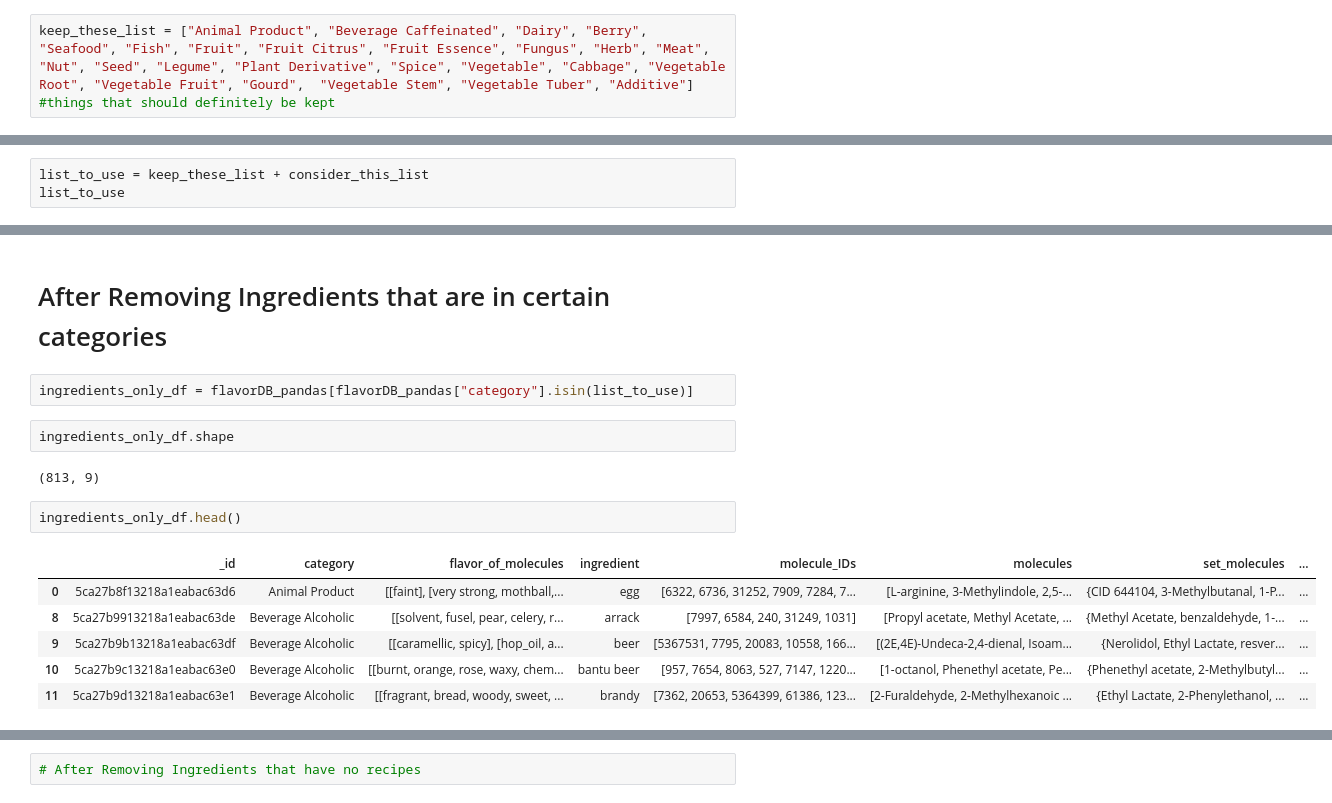
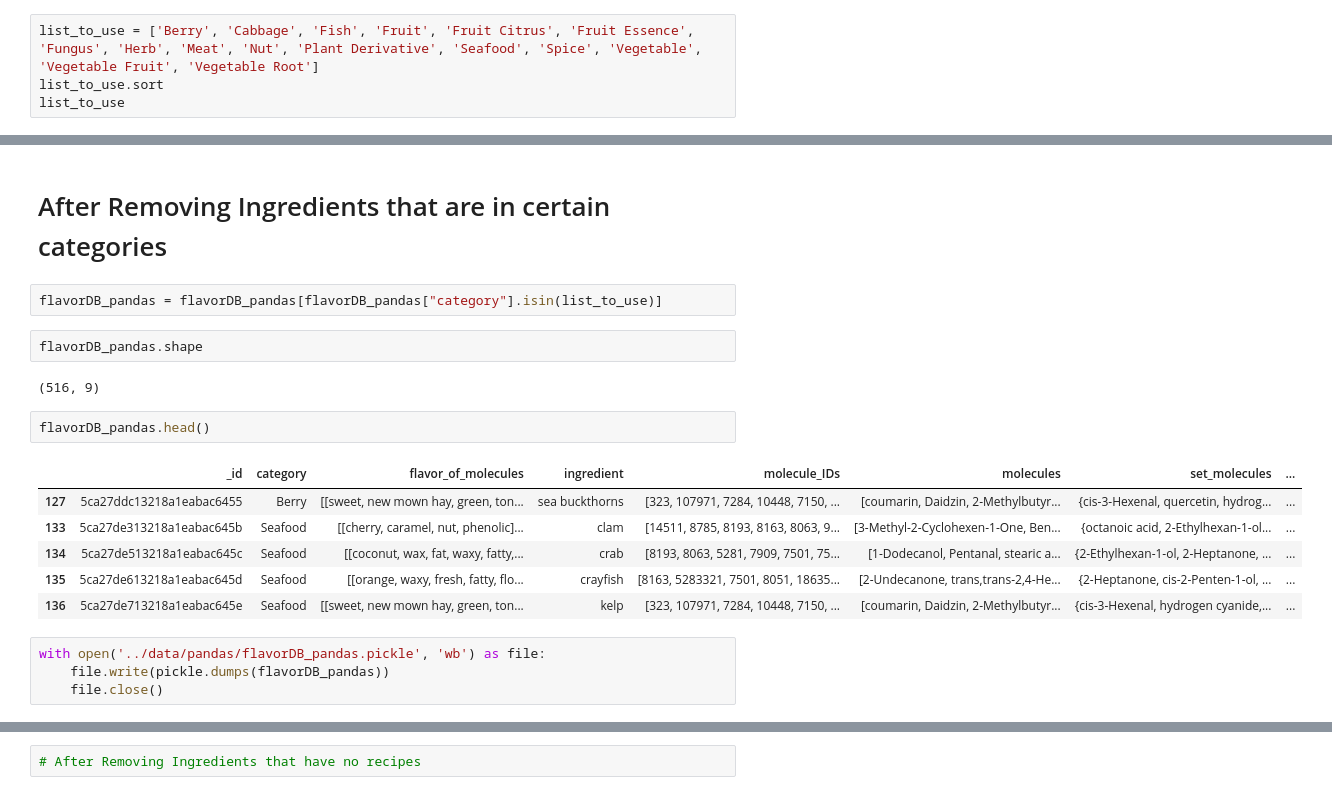
Before and after one commit to ryoiwata/capstone_2, a Jupyter notebook: notebooks/ingredient_df_creator.ipynb, the cells around one changed output, grey strips where cells are left out. Saved outputs shown, nothing was run; the diff lists cells and outputs as text.

```diff
--- a/notebooks/ingredient_df_creator.ipynb
+++ b/notebooks/ingredient_df_creator.ipynb
@@ -77,3 +101,4 @@ Name: ingredient, dtype: object
 # %%
-keep_these_list = ["Animal Product", "Beverage Caffeinated", "Dairy", "Berry", "Seafood", "Fish", "Fruit", "Fruit Citrus", "Fruit Essence", "Fungus", "Herb", "Meat", "Nut", "Seed", "Legume", "Plant Derivative", "Spice", "Vegetable", "Cabbage", "Vegetable Root", "Vegetable Fruit", "Gourd",  "Vegetable Stem", "Vegetable Tuber", "Additive"]
-#things that should definitely be kept
+list_to_use = ['Berry', 'Cabbage', 'Fish', 'Fruit', 'Fruit Citrus', 'Fruit Essence', 'Fungus', 'Herb', 'Meat', 'Nut', 'Plant Derivative', 'Seafood', 'Spice', 'Vegetable', 'Vegetable Fruit', 'Vegetable Root']
+list_to_use.sort
+list_to_use
@@ -86,3 +121,0 @@ consider_this_list = ["Beverage Alcoholic", "Cereal", "Maize", "Essential Oil",
-# %%
-list_to_use = keep_these_list + consider_this_list
-list_to_use
@@ -107,17 +122,21 @@ list_to_use
 # %% [markdown]
 # After Removing Ingredients that are in certain categories
 # %%
-ingredients_only_df = flavorDB_pandas[flavorDB_pandas["category"].isin(list_to_use)]
+flavorDB_pandas = flavorDB_pandas[flavorDB_pandas["category"].isin(list_to_use)]
 # %%
-ingredients_only_df.shape
+flavorDB_pandas.shape
 # %% [output]
-(813, 9)
+(516, 9)
 # %%
-ingredients_only_df.head()
+flavorDB_pandas.head()
 # %% [output]
 |  | _id | category | flavor_of_molecules | ingredient | molecule_IDs | molecules | set_molecules | ... |
-| 0 | 5ca27b8f13218a1eabac63d6 | Animal Product | [[faint], [very strong, mothball,... | egg | [6322, 6736, 31252, 7909, 7284, 7... | [L-arginine, 3-Methylindole, 2,5-... | {CID 644104, 3-Methylbutanal, 1-P... | ... |
-| 8 | 5ca27b9913218a1eabac63de | Beverage Alcoholic | [[solvent, fusel, pear, celery, r... | arrack | [7997, 6584, 240, 31249, 1031] | [Propyl acetate, Methyl Acetate, ... | {Methyl Acetate, benzaldehyde, 1-... | ... |
-| 9 | 5ca27b9b13218a1eabac63df | Beverage Alcoholic | [[caramellic, spicy], [hop_oil, a... | beer | [5367531, 7795, 20083, 10558, 166... | [(2E,4E)-Undeca-2,4-dienal, Isoam... | {Nerolidol, Ethyl Lactate, resver... | ... |
-| 10 | 5ca27b9c13218a1eabac63e0 | Beverage Alcoholic | [[burnt, orange, rose, waxy, chem... | bantu beer | [957, 7654, 8063, 527, 7147, 1220... | [1-octanol, Phenethyl acetate, Pe... | {Phenethyl acetate, 2-Methylbutyl... | ... |
-| 11 | 5ca27b9d13218a1eabac63e1 | Beverage Alcoholic | [[fragrant, bread, woody, sweet, ... | brandy | [7362, 20653, 5364399, 61386, 123... | [2-Furaldehyde, 2-Methylhexanoic ... | {Ethyl Lactate, 2-Phenylethanol, ... | ... |
+| 127 | 5ca27ddc13218a1eabac6455 | Berry | [[sweet, new mown hay, green, ton... | sea buckthorns | [323, 107971, 7284, 10448, 7150, ... | [coumarin, Daidzin, 2-Methylbutyr... | {cis-3-Hexenal, quercetin, hydrog... | ... |
+| 133 | 5ca27de313218a1eabac645b | Seafood | [[cherry, caramel, nut, phenolic]... | clam | [14511, 8785, 8193, 8163, 8063, 9... | [3-Methyl-2-Cyclohexen-1-One, Ben... | {octanoic acid, 2-Ethylhexan-1-ol... | ... |
+| 134 | 5ca27de513218a1eabac645c | Seafood | [[coconut, wax, fat, waxy, fatty,... | crab | [8193, 8063, 5281, 7909, 7501, 75... | [1-Dodecanol, Pentanal, stearic a... | {2-Ethylhexan-1-ol, 2-Heptanone, ... | ... |
+| 135 | 5ca27de613218a1eabac645d | Seafood | [[orange, waxy, fresh, fatty, flo... | crayfish | [8163, 5283321, 7501, 8051, 18635... | [2-Undecanone, trans,trans-2,4-He... | {2-Heptanone, cis-2-Penten-1-ol, ... | ... |
+| 136 | 5ca27de713218a1eabac645e | Seafood | [[sweet, new mown hay, green, ton... | kelp | [323, 107971, 7284, 10448, 7150, ... | [coumarin, Daidzin, 2-Methylbutyr... | {cis-3-Hexenal, hydrogen cyanide,... | ... |
+# %%
+with open('../data/pandas/flavorDB_pandas.pickle', 'wb') as file:
+    file.write(pickle.dumps(flavorDB_pandas))
+    file.close()
```
Also changed, not shown: parts of 8 cells of this notebook, 5 other files.
